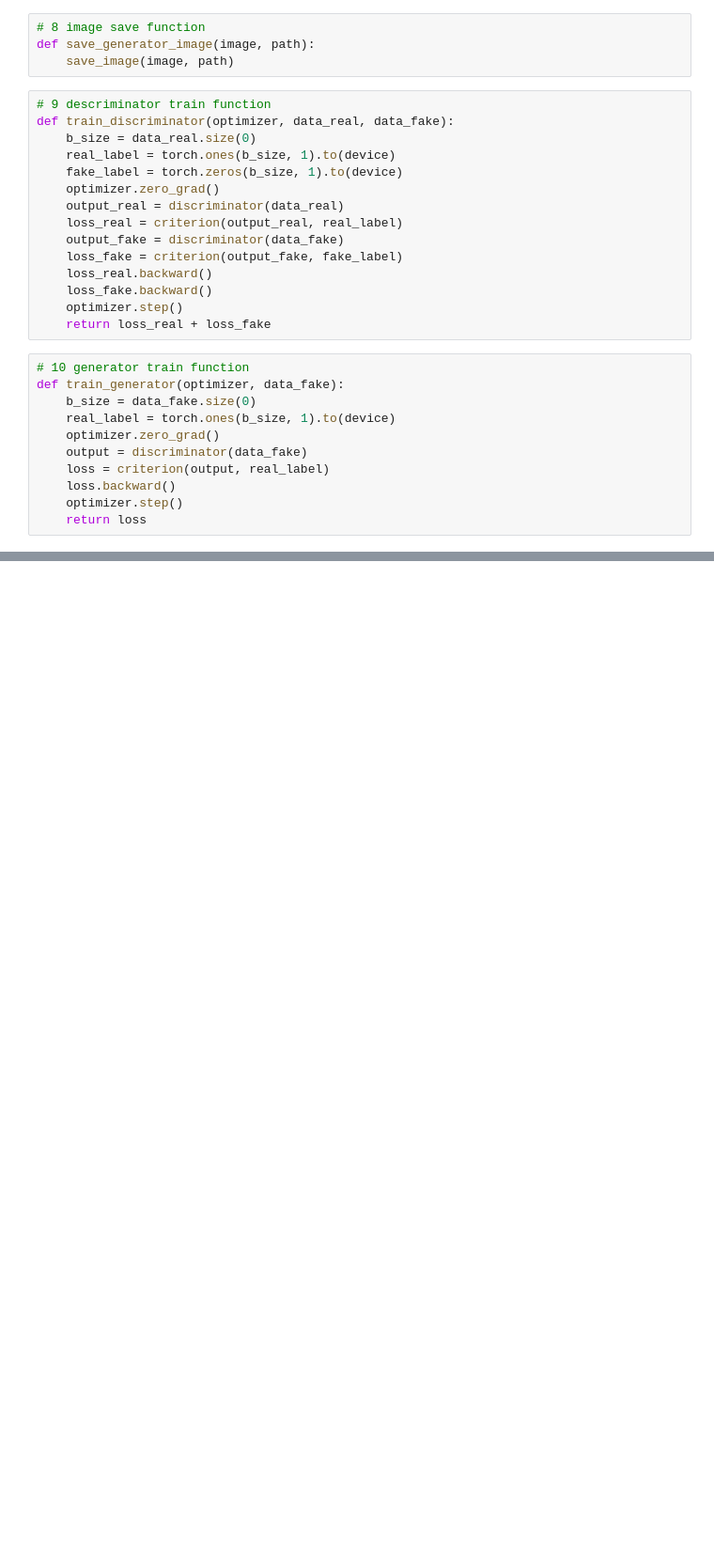
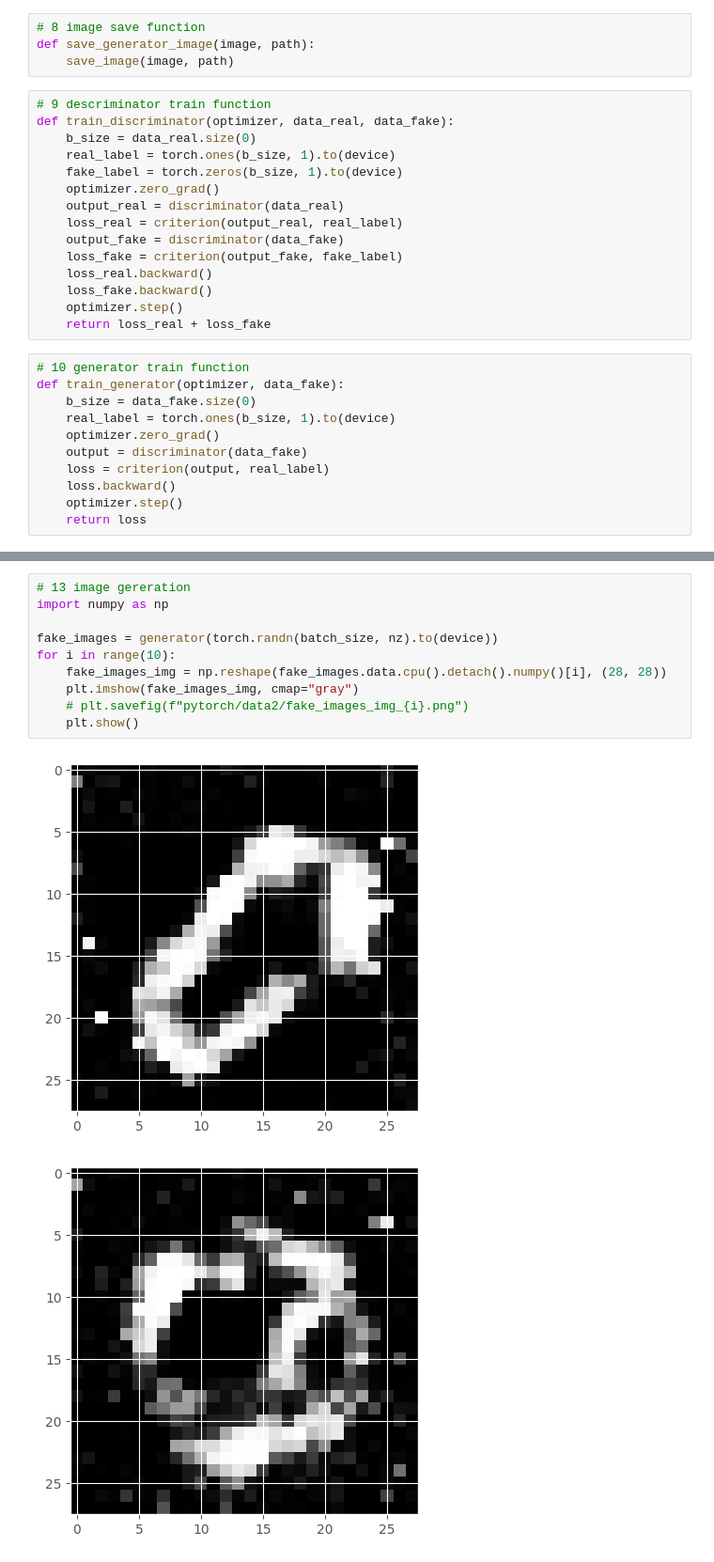
Before and after one commit to freshmea/kuBig2025, a Jupyter notebook: ml_dl_python/a28_gan.ipynb, the cells around one changed output, grey strips where cells are left out. Shown at 94% size. Cells and saved outputs as stored; diff of their text form; blank space fills up the shorter version.

```diff
--- a/ml_dl_python/a28_gan.ipynb
+++ b/ml_dl_python/a28_gan.ipynb
@@ -192,0 +209,13 @@ Generator loss: 2.37324500, Discriminator loss: 0.98759067
+# %%
+# 13 image gereration
+import numpy as np
+
+fake_images = generator(torch.randn(batch_size, nz).to(device))
+for i in range(10):
+    fake_images_img = np.reshape(fake_images.data.cpu().detach().numpy()[i], (28, 28))
+    plt.imshow(fake_images_img, cmap="gray")
+    # plt.savefig(f"pytorch/data2/fake_images_img_{i}.png")
+    plt.show()
+# %% [output]
+[figure, added]
+[figure, added]
```
Also changed, not shown: parts of 14 cells of this notebook.
